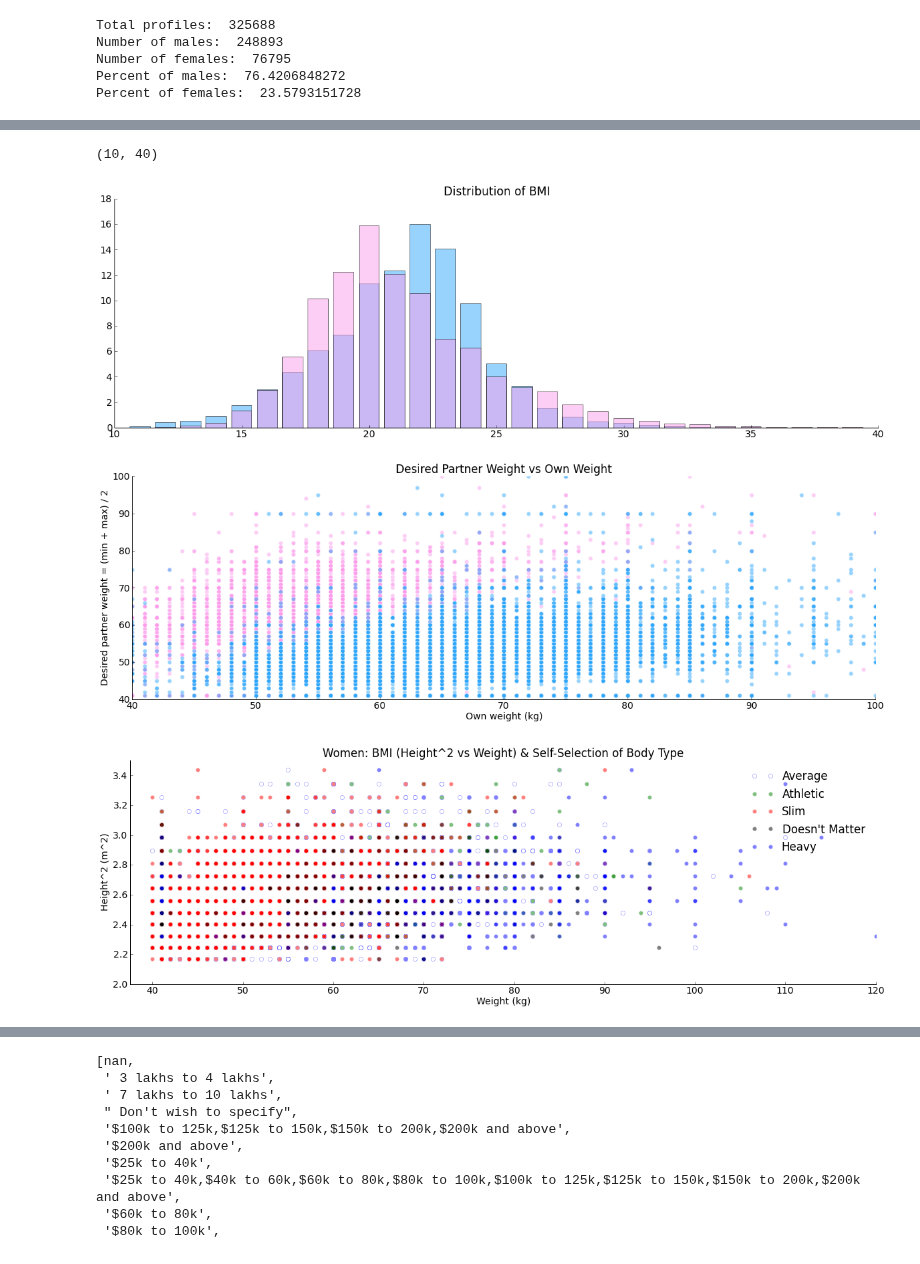
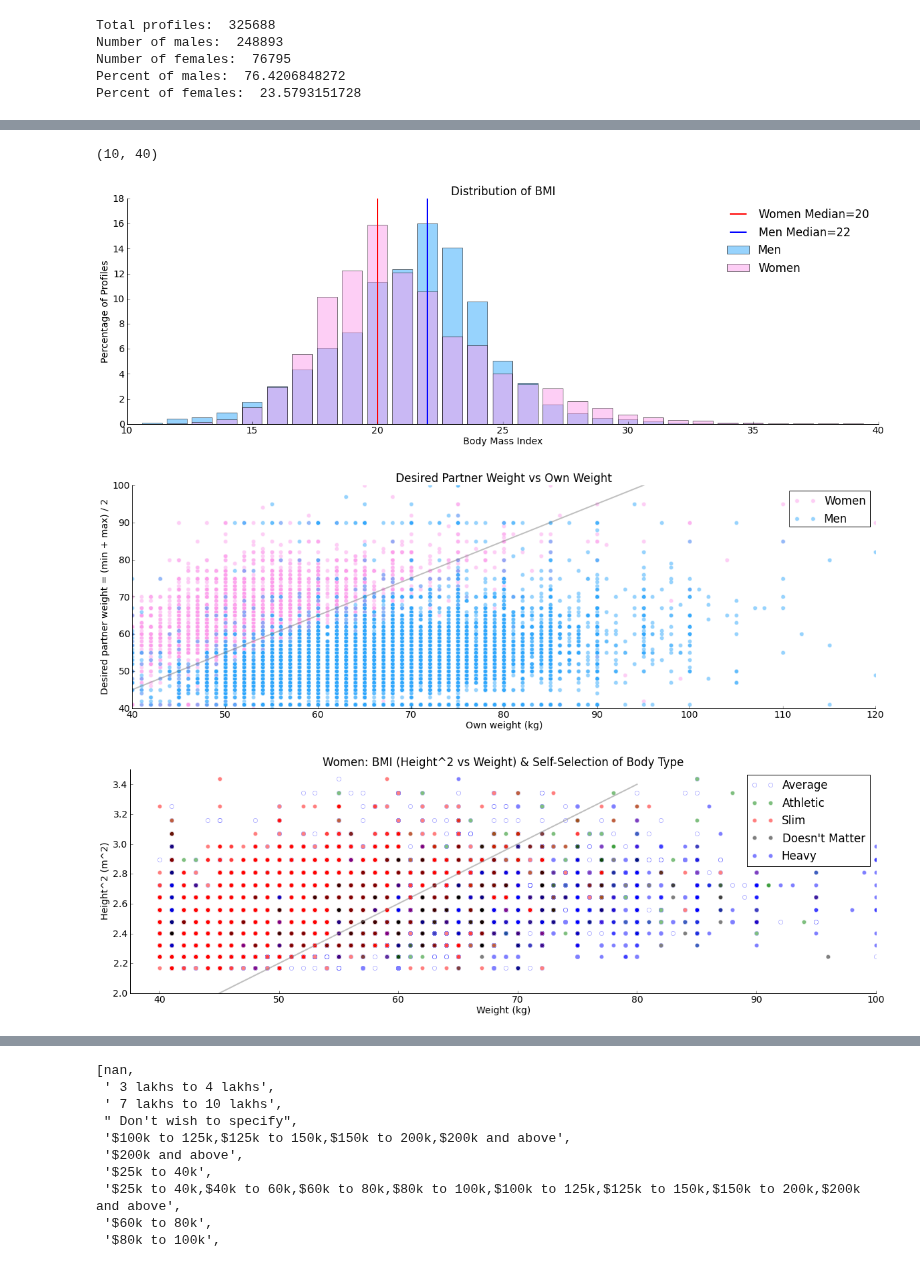
Before and after one commit to deadofied/ac299r, a Jupyter notebook: analysis_hists.ipynb, the cells around one changed output, grey strips where cells are left out. Cells and saved outputs as stored; diff of their text form; code cells hidden in the pictures.

```diff
--- a/analysis_hists.ipynb
+++ b/analysis_hists.ipynb
@@ -261,31 +275,38 @@ profiles['bmi'] = profiles['kgs'] / ((profiles['height']*0.0254)**2)
 # %%
 hist1, bins1 = np.histogram(profiles[profiles.gender==1].bmi, bins=np.linspace(10, 40, 31))
 hist1 = [(float(i)/float(sum(hist1)))*100.0 for i in hist1]
 hist0, bins0 = np.histogram(profiles[profiles.gender==0].bmi, bins=np.linspace(10, 40, 31))
 hist0 = [(float(i)/float(sum(hist0)))*100.0 for i in hist0]
 plt.title("Distribution of BMI")
-plt.bar([i for i in range(10, 40)], height=hist1, align='center', color='#30A7FC', alpha=0.5)
-plt.bar([i for i in range(10, 40)], height=hist0, align='center', color='#FC9DEB', alpha=0.5)
+plt.bar([i for i in range(10, 40)], height=hist1, align='center', color='#30A7FC', alpha=0.5, label='Men')
+plt.bar([i for i in range(10, 40)], height=hist0, align='center', color='#FC9DEB', alpha=0.5, label='Women')
+plt.xlabel('Body Mass Index')
+plt.ylabel('Percentage of Profiles')
+plt.axvline(x=20, ymin=0, ymax=11, c='red', label='Women Median=20')
+plt.axvline(x=22, ymin=0, ymax=11, c='blue', label='Men Median=22')
+plt.legend(frameon=False, loc='upper right')
 ax = plt.gca()
 remove_border()
 ax.set_xlim([10,40])
 # %% [output]
 (10, 40)
-[figure, old version]
+[figure, new version]
 # %%
 profiles['kgs2'] = profiles['weight2'].map(lambda x: getweight(x))
 # %%
-plt.plot(profiles[profiles.gender==0].kgs, profiles[profiles.gender==0].kgs2, 'o', mec='w', color='#FC9DEB', alpha=0.5, label='Weight in Kg')
+plt.plot(profiles[profiles.gender==0].kgs, profiles[profiles.gender==0].kgs2, 'o', mec='w', color='#FC9DEB', alpha=0.5, label='Women')
 plt.title("Desired Partner Weight vs Own Weight")
 plt.xlabel("Own weight (kg)")
 plt.ylabel("Desired partner weight = (min + max) / 2")
-plt.plot(profiles[profiles.gender==1].kgs, profiles[profiles.gender==1].kgs2, 'o', mec='w', color='#30A7FC', alpha=0.5, label='Weight in Kg')
+plt.plot(profiles[profiles.gender==1].kgs, profiles[profiles.gender==1].kgs2, 'o', mec='w', color='#30A7FC', alpha=0.5, label='Men')
+plt.plot([40, 100], [45, 105], c='gray', alpha=0.5)
+plt.legend(frameon=True, loc='upper right')
 plt.ylim([40,100])
-plt.xlim([40,100])
+plt.xlim([40,120])
 remove_border()
 plt.show()
 # %% [output]
-[figure, old version]
+[figure, new version]
 # %%
 plt.plot(profiles['kgs'][(profiles.gender==0) & (profiles["body1"] == 2)], ((profiles['height'][(profiles.gender==0) & (profiles["body1"] == 2)])*0.0254)**2, 'o', mec='b', color='w', alpha=0.5, label='Average')
 plt.plot(profiles['kgs'][(profiles.gender==0) & (profiles["body1"] == 4)], ((profiles['height'][(profiles.gender==0) & (profiles["body1"] == 4)])*0.0254)**2, 'o', mec='w', color='g', alpha=0.5, label='Athletic')
@@ -295,12 +316,13 @@ plt.plot(profiles['kgs'][(profiles.gender==0) & (profiles["body1"] == 3)], ((pro
 plt.title("Women: BMI (Height^2 vs Weight) & Self-Selection of Body Type")
 plt.ylabel("Height^2 (m^2)")
 plt.xlabel("Weight (kg)")
-plt.xlim([37.5,120])
+plt.plot([45, 80], [2, 3.4], c='gray', alpha=0.5)
+plt.xlim([37.5,100])
 plt.ylim([2,3.5])
-plt.legend(frameon=False, loc='upper right')
+plt.legend(frameon=True, loc='upper right')
 remove_border()
 # %% [output]
-[figure, old version]
+[figure, new version]
 # %%
 plt.plot(profiles['kgs'][(profiles.gender==1) & (profiles["body1"] == 2)], ((profiles['height'][(profiles.gender==1) & (profiles["body1"] == 2)])*0.0254)**2, 'o', color='w',  mec='b',alpha=0.5, label='Average')
 plt.plot(profiles['kgs'][(profiles.gender==1) & (profiles["body1"] == 4)], ((profiles['height'][(profiles.gender==1) & (profiles["body1"] == 4)])*0.0254)**2, 'o', color='g', mec='w', alpha=0.5, label='Athletic')
```
Also changed, not shown: parts of 4 cells of this notebook, 4 other files.
